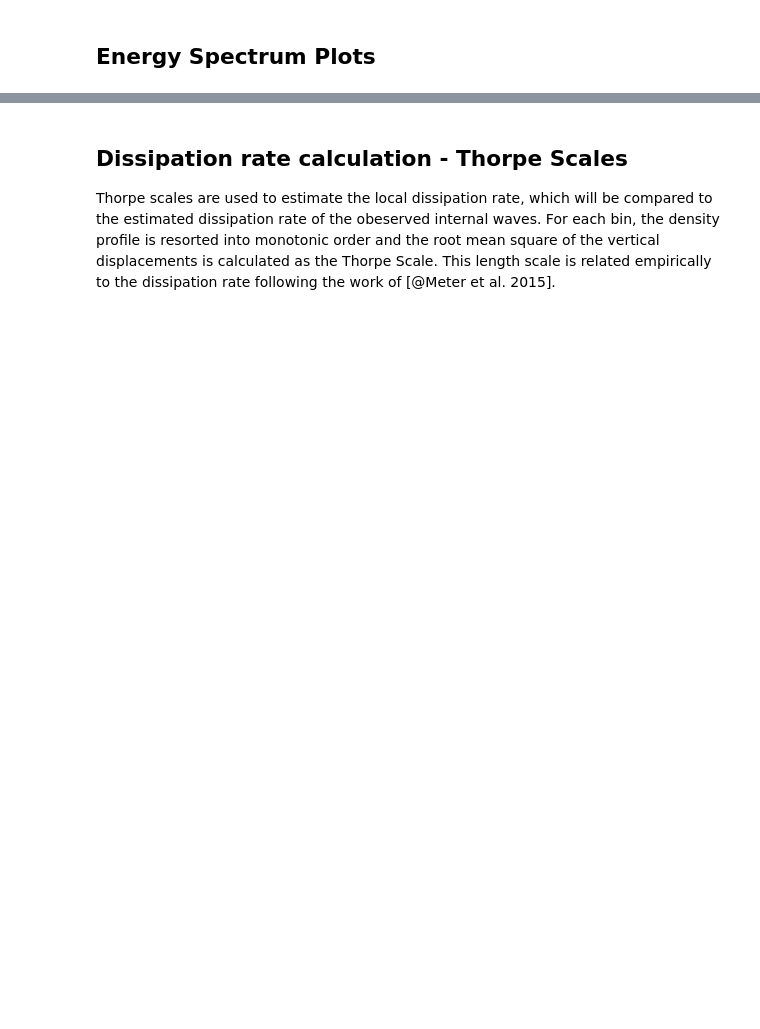
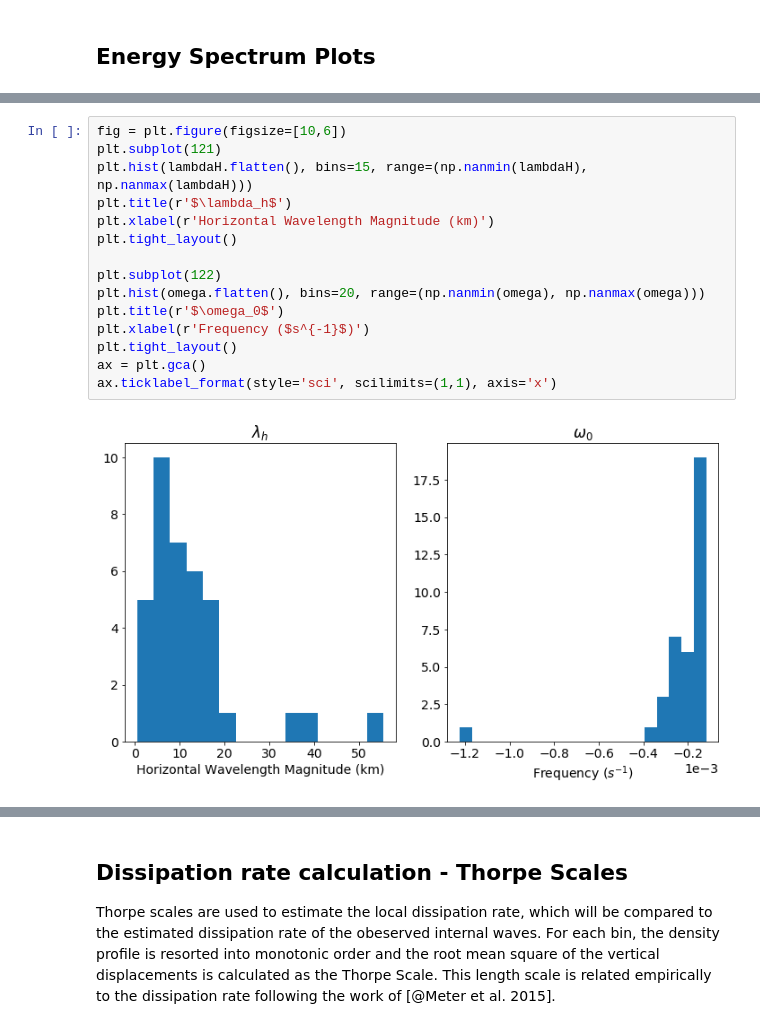
Before and after one commit to saltyPhysics/Lee_waves_dissertation, a Jupyter notebook: Internal_waves_shag_rocks.ipynb, the cells around one changed output, grey strips where cells are left out. Cells and saved outputs as stored; diff of their text form; blank space fills up the shorter version.

```diff
--- a/Internal_waves_shag_rocks.ipynb
+++ b/Internal_waves_shag_rocks.ipynb
@@ -203,0 +373,17 @@ l = kh*np.sin(theta)
+# %%
+fig = plt.figure(figsize=[10,6])
+plt.subplot(121)
+plt.hist(lambdaH.flatten(), bins=15, range=(np.nanmin(lambdaH), np.nanmax(lambdaH)))
+plt.title(r'$\lambda_h$')
+plt.xlabel(r'Horizontal Wavelength Magnitude (km)')
+plt.tight_layout()
+
+plt.subplot(122)
+plt.hist(omega.flatten(), bins=20, range=(np.nanmin(omega), np.nanmax(omega)))
+plt.title(r'$\omega_0$')
+plt.xlabel(r'Frequency ($s^{-1}$)')
+plt.tight_layout()
+ax = plt.gca()
+ax.ticklabel_format(style='sci', scilimits=(1,1), axis='x')
+# %% [output]
+[figure, added]
```
Also changed, not shown: parts of 26 cells of this notebook, 6 other files.
